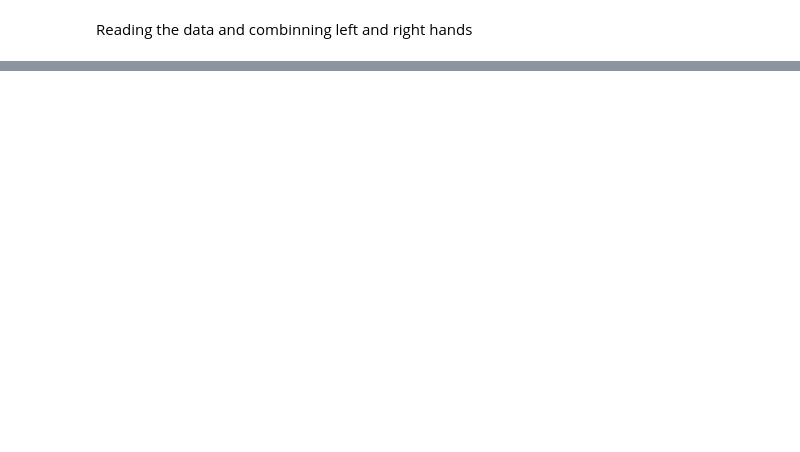
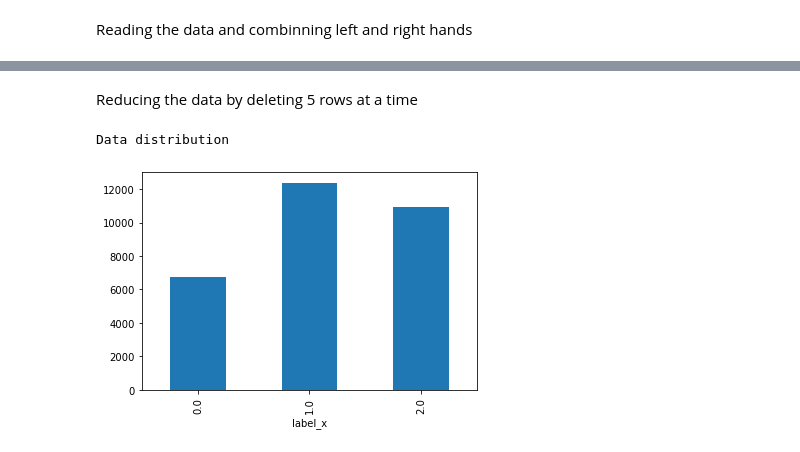
Before and after one commit to YahalomCod/Classifation-Problems, a Jupyter notebook: Hands.ipynb, the cells around one changed output, grey strips where cells are left out. Cells and saved outputs as stored; diff of their text form; code cells hidden in the pictures; blank space fills up the shorter version.

```diff
--- a/Hands.ipynb
+++ b/Hands.ipynb
@@ -150,4 +114,7 @@ aln
+# %%
+for i in range(len(not_aln.columns)):
+    alone = alone.rename(columns={alone.columns[i]:not_aln.columns[i]})
 # %%
-train_df = pd.concat([aln,not_aln])
-train_df.isna().sum()
+train_df = pd.concat([alone,not_aln], ignore_index=True,axis=0)
+train_df.head()
 # %% [output]
@@ -170,0 +127,3 @@ dtype: int64
+# %%
+train_df.reset_index(inplace= True, drop = True)
+train_df
@@ -170,0 +144,15 @@ dtype: int64
+# %% [markdown]
+Reducing the data by deleting 5 rows at a time
+# %%
+train_df['index'] = train_df.index
+train_df.drop(train_df.loc[(train_df['label_x'] == 0) & (train_df['index']%5!=0)].index , axis=0, inplace = True)
+train_df.drop(train_df.loc[(train_df['label_x'] == 1) & (train_df['index']%5!=0)].index , axis=0, inplace = True)
+train_df.drop(train_df.loc[(train_df['label_x'] == 2) & (train_df['index']%5!=0)].index , axis=0, inplace = True)
+# %%
+lables = train_df.groupby('label_x')[' Frame ID'].count()
+lables.plot.bar()
+print("Data distribution")
+plt.show()
+# %% [output]
+Data distribution
+[figure, added]
```
Also changed, not shown: parts of 33 cells of this notebook.
